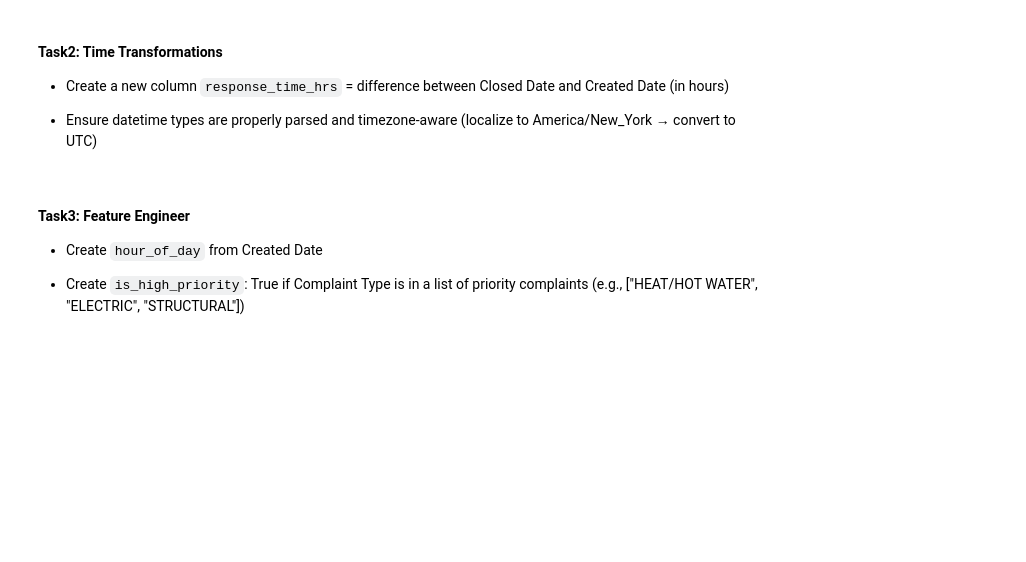
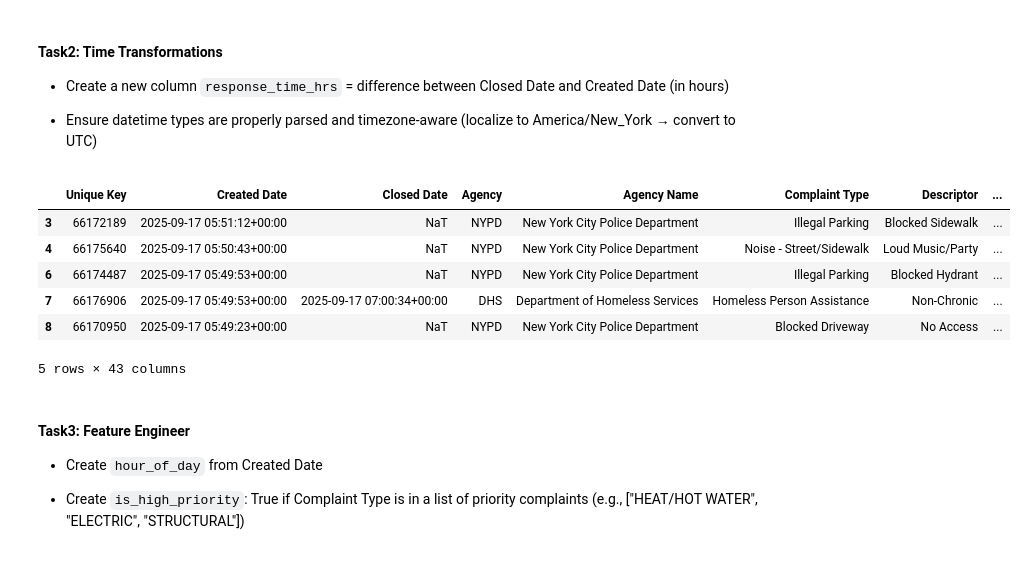
Before and after one commit to ro-the-creator/DA2025_Lectures, a Jupyter notebook: Mod5/DataChallenges/notebooks/Mod5L1_DC1_STUDENT.ipynb, the cells around one changed output. Drawn from its saved outputs; the diff is of its cells as text; code cells hidden in the pictures; blank space fills up the shorter version.

```diff
--- a/Mod5/DataChallenges/notebooks/Mod5L1_DC1_STUDENT.ipynb
+++ b/Mod5/DataChallenges/notebooks/Mod5L1_DC1_STUDENT.ipynb
@@ -42,8 +79,8 @@ for col in ["Complaint Type", "Borough"]:
         df[col] = df[col].astype(str).str.strip()
 
 # pick a style (title-case often reads nicely)
-df["Complaint Type"] = None
-df["Borough"] = None
+df["Complaint Type"] = df['Complaint Type'].str.title()
+df["Borough"] = df['Borough'].str.title()
 
 # quick sanity checks
 display(df["Complaint Type"].value_counts().head(10))
@@ -54,8 +112,10 @@ display(df["Borough"].value_counts())
 * Convert Created Date to datetime
 
 * Create a new feature: is_weekend based on weekday
-# %%
-df["Created Date"] = None
-
-# is_weekend flag
-df["is_weekend"] = None
+# %%
+# to datetime
+df['Created Date'] = pd.to_datetime(df['Created Date'])
+
+#new feature
+df['is_weekend'] = df['Created Date'].dt.day_of_week >= 5
+df['is_weekend'].value_counts()
@@ -71,12 +136,13 @@ df["is_weekend"] = None
 * Filter data to only include one borough (e.g., Brooklyn)
 # %%
 # 1a) Drop rows with missing Created/Closed Date
-df = None
+df['Created Date'] = df['Created Date'].dropna()
+df['Closed Date'] = df['Closed Date'].dropna()
 
 # 1b) Drop duplicates
 df = df.drop_duplicates()
 
 # 1c) Filter to a single borough (STUDENT CHOICE)
-borough_name = None  # e.g., "Brooklyn"
+borough_name = 'Queens'  # e.g., "Brooklyn"
 df_b = df[df["Borough"] == borough_name].copy()
 df_b.shape
@@ -104,14 +172,22 @@ def to_utc(series, local_tz=LOCAL_TZ):
 # %%
 # Convert both columns to utc
 df_b["Created Date"] = to_utc(df_b["Created Date"])
-df_b["Closed Date"]  = None
+df_b["Closed Date"]  = to_utc(df_b['Closed Date'])
 
 # Now compute the response time
-delta = None
+delta = df_b['Closed Date'] - df_b['Created Date']
 df_b["response_time_hrs"] = delta.dt.total_seconds() / 3600
 
 # Check the data with a .head()
-None
+df_b.head(5)
+# %% [output]
+|  | Unique Key | Created Date | Closed Date | Agency | Agency Name | Complaint Type | Descriptor | ... |
+| 3 | 66172189 | 2025-09-17 05:51:12+00:00 | NaT | NYPD | New York City Police Department | Illegal Parking | Blocked Sidewalk | ... |
+| 4 | 66175640 | 2025-09-17 05:50:43+00:00 | NaT | NYPD | New York City Police Department | Noise - Street/Sidewalk | Loud Music/Party | ... |
+| 6 | 66174487 | 2025-09-17 05:49:53+00:00 | NaT | NYPD | New York City Police Department | Illegal Parking | Blocked Hydrant | ... |
+| 7 | 66176906 | 2025-09-17 05:49:53+00:00 | 2025-09-17 07:00:34+00:00 | DHS | Department of Homeless Services | Homeless Person Assistance | Non-Chronic | ... |
+| 8 | 66170950 | 2025-09-17 05:49:23+00:00 | NaT | NYPD | New York City Police Department | Blocked Driveway | No Access | ... |
+5 rows × 43 columns
 # %% [markdown]
 #### Task3:  Feature Engineer
 
```
Also changed, not shown: parts of 10 cells of this notebook, 6 other files.
